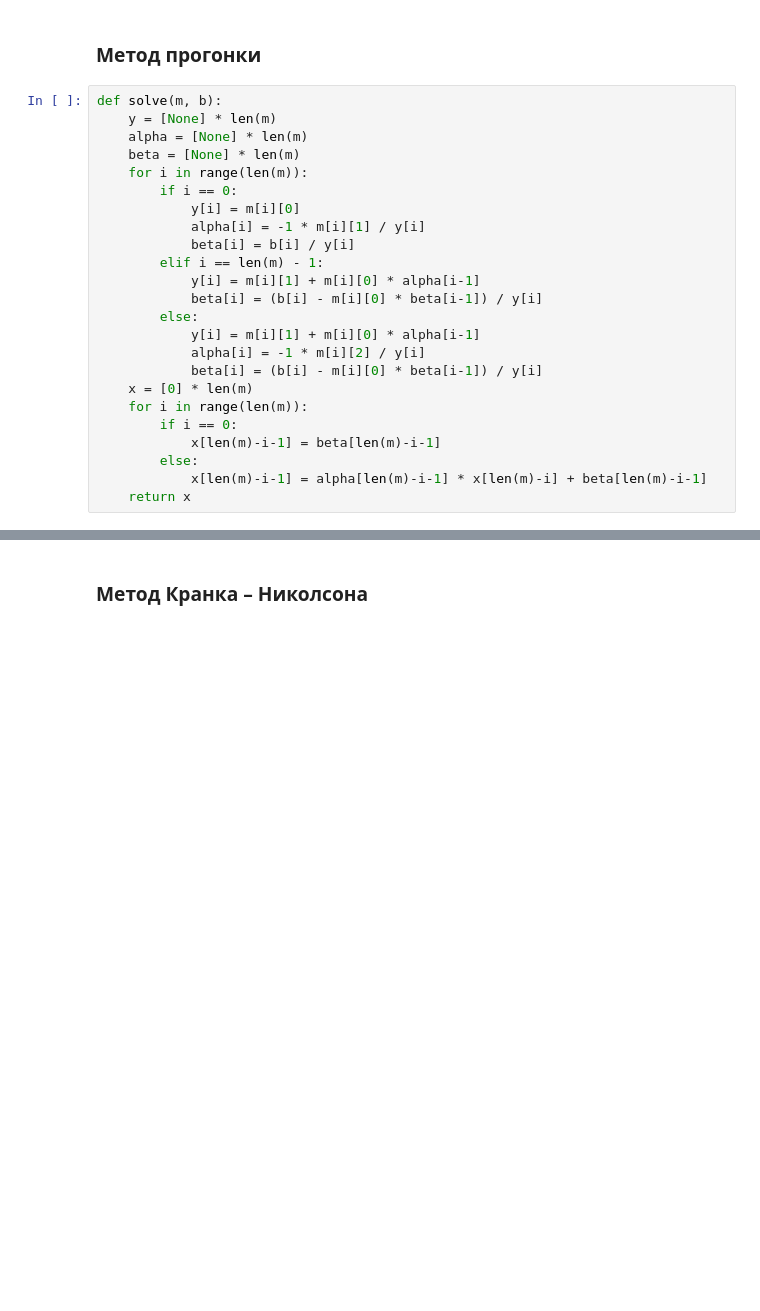
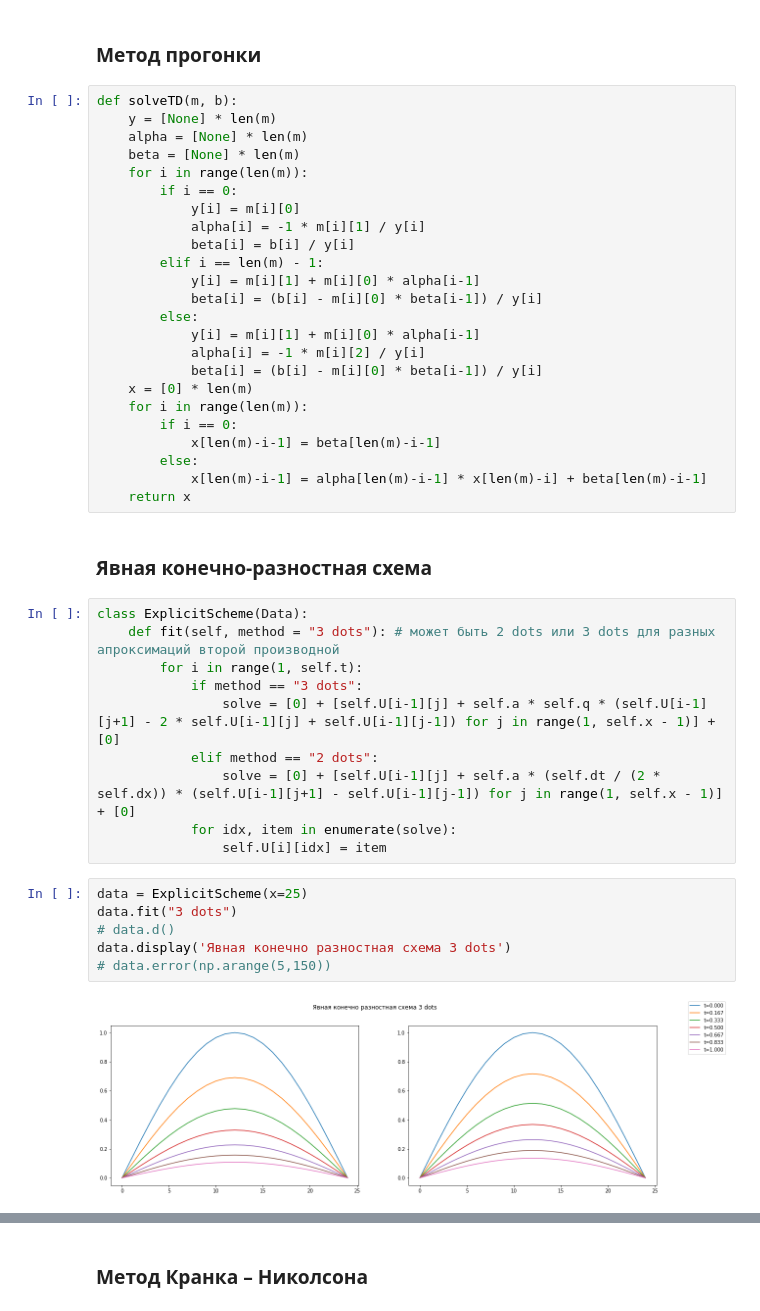
Before and after one commit to pagamov/7sem, a Jupyter notebook: Численные методы/5lab/5lab.ipynb, the cells around one changed output, grey strips where cells are left out. Saved outputs shown, nothing was run; the diff lists cells and outputs as text; blank space fills up the shorter version.

```diff
--- a/Численные методы/5lab/5lab.ipynb
+++ b/Численные методы/5lab/5lab.ipynb
@@ -22,7 +60,7 @@ import matplotlib.pyplot as plt
 # %% [markdown]
 ### Метод прогонки
 # %%
-def solve(m, b):
+def solveTD(m, b):
     y = [None] * len(m)
     alpha = [None] * len(m)
     beta = [None] * len(m)
@@ -45,3 +83,23 @@ def solve(m, b):
         else:
             x[len(m)-i-1] = alpha[len(m)-i-1] * x[len(m)-i] + beta[len(m)-i-1]
     return x
+# %% [markdown]
+### Явная конечно-разностная схема
+# %%
+class ExplicitScheme(Data):
+    def fit(self, method = "3 dots"): # может быть 2 dots или 3 dots для разных апроксимаций второй производной
+        for i in range(1, self.t):
+            if method == "3 dots":
+                solve = [0] + [self.U[i-1][j] + self.a * self.q * (self.U[i-1][j+1] - 2 * self.U[i-1][j] + self.U[i-1][j-1]) for j in range(1, self.x - 1)] + [0]
+            elif method == "2 dots":
+                solve = [0] + [self.U[i-1][j] + self.a * (self.dt / (2 * self.dx)) * (self.U[i-1][j+1] - self.U[i-1][j-1]) for j in range(1, self.x - 1)] + [0]
+            for idx, item in enumerate(solve):
+                self.U[i][idx] = item
+# %%
+data = ExplicitScheme(x=25)
+data.fit("3 dots")
+# data.d()
+data.display('Явная конечно разностная схема 3 dots')
+# data.error(np.arange(5,150))
+# %% [output]
+[figure, added]
```
Also changed, not shown: parts of 10 cells of this notebook.
